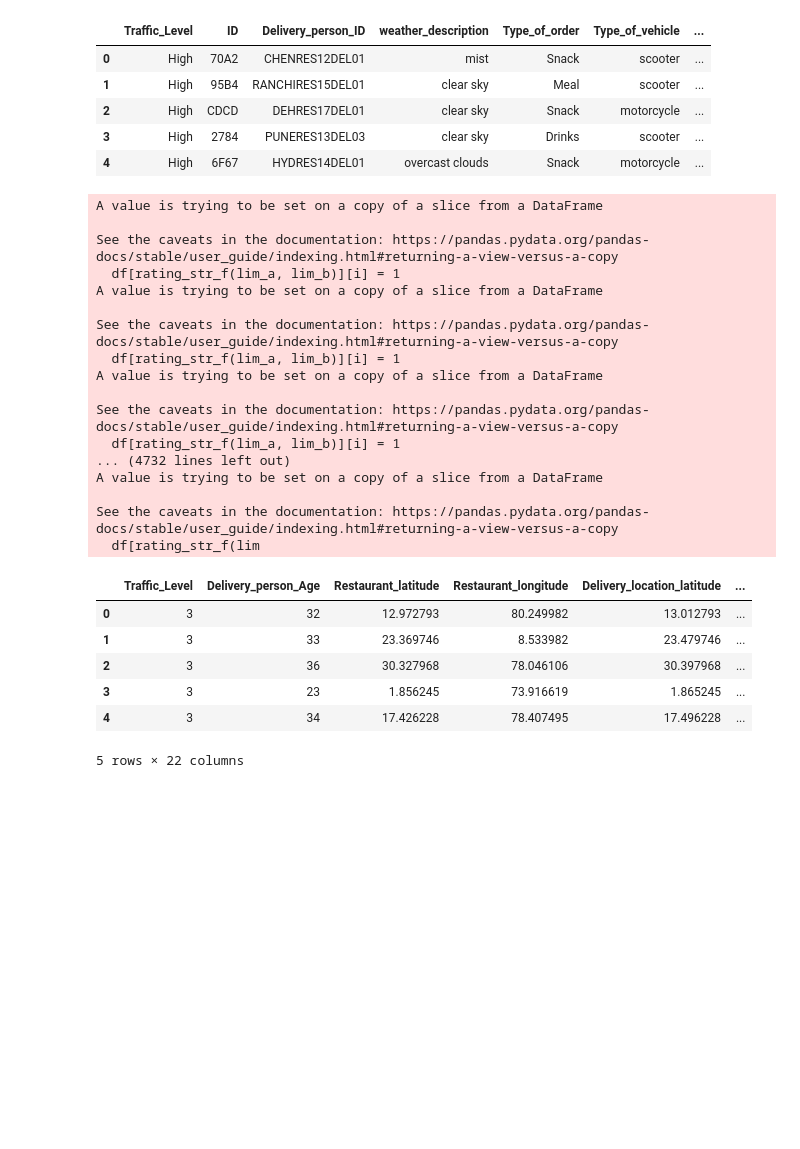
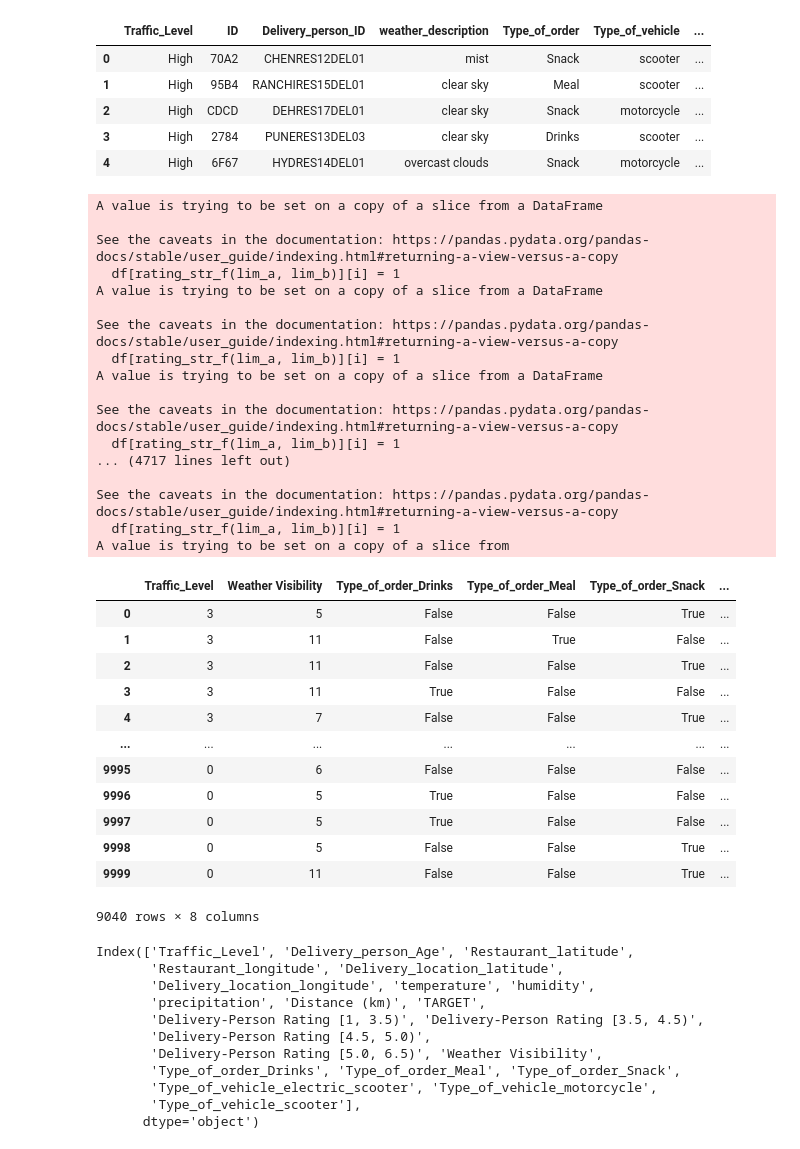
Before and after one commit to vwicky/ds-playground, a Jupyter notebook: cleaning_notebook.ipynb, the cells around one changed output. Saved outputs shown, nothing was run; the diff lists cells and outputs as text; code cells hidden in the pictures; blank space fills up the shorter version.

Commit message:
recleaned data

```diff
--- a/cleaning_notebook.ipynb
+++ b/cleaning_notebook.ipynb
@@ -66,6 +70,10 @@ class FoodTimeCleaner:
 
     # а тут чистим категоріальні
     df, _ = self.clean_cat(df)
+
+
+    distance_median = df['Distance (km)'].mean()
+    df['Distance (km)'] = df['Distance (km)'].fillna(distance_median)
 
     return df
 
@@ -195,18 +203,48 @@ A value is trying to be set on a copy of a slice from a DataFrame
 
 See the caveats in the documentation: https://pandas.pydata.org/pandas-docs/stable/user_guide/indexing.html#returning-a-view-versus-a-copy
   df[rating_str_f(lim_a, lim_b)][i] = 1
-... (4732 lines left out)
-A value is trying to be set on a copy of a slice from a DataFrame
+... (4717 lines left out)
 
 See the caveats in the documentation: https://pandas.pydata.org/pandas-docs/stable/user_guide/indexing.html#returning-a-view-versus-a-copy
-  df[rating_str_f(lim
+  df[rating_str_f(lim_a, lim_b)][i] = 1
+A value is trying to be set on a copy of a slice from
+# %%
+cat_cols = [
+  'Traffic_Level',
+  'Weather Visibility',
+  'Type_of_order_Drinks',
+  'Type_of_order_Meal',
+  'Type_of_order_Snack',
+  'Type_of_vehicle_electric_scooter',
+  'Type_of_vehicle_motorcycle',
+  'Type_of_vehicle_scooter',
+]
+ds[cat_cols]
+# %% [output]
+|  | Traffic_Level | Weather Visibility | Type_of_order_Drinks | Type_of_order_Meal | Type_of_order_Snack | ... |
+| 0 | 3 | 5 | False | False | True | ... |
+| 1 | 3 | 11 | False | True | False | ... |
+| 2 | 3 | 11 | False | False | True | ... |
+| 3 | 3 | 11 | True | False | False | ... |
+| 4 | 3 | 7 | False | False | True | ... |
+| ... | ... | ... | ... | ... | ... | ... |
+| 9995 | 0 | 6 | False | False | False | ... |
+| 9996 | 0 | 5 | True | False | False | ... |
+| 9997 | 0 | 5 | True | False | False | ... |
+| 9998 | 0 | 5 | False | False | True | ... |
+| 9999 | 0 | 11 | False | False | True | ... |
+9040 rows × 8 columns
 # %%
-ds.head()
+ds.columns
 # %% [output]
-|  | Traffic_Level | Delivery_person_Age | Restaurant_latitude | Restaurant_longitude | Delivery_location_latitude | ... |
-| 0 | 3 | 32 | 12.972793 | 80.249982 | 13.012793 | ... |
-| 1 | 3 | 33 | 23.369746 | 8.533982 | 23.479746 | ... |
-| 2 | 3 | 36 | 30.327968 | 78.046106 | 30.397968 | ... |
-| 3 | 3 | 23 | 1.856245 | 73.916619 | 1.865245 | ... |
-| 4 | 3 | 34 | 17.426228 | 78.407495 | 17.496228 | ... |
-5 rows × 22 columns
+Index(['Traffic_Level', 'Delivery_person_Age', 'Restaurant_latitude',
+       'Restaurant_longitude', 'Delivery_location_latitude',
+       'Delivery_location_longitude', 'temperature', 'humidity',
+       'precipitation', 'Distance (km)', 'TARGET',
+       'Delivery-Person Rating [1, 3.5)', 'Delivery-Person Rating [3.5, 4.5)',
+       'Delivery-Person Rating [4.5, 5.0)',
+       'Delivery-Person Rating [5.0, 6.5)', 'Weather Visibility',
+       'Type_of_order_Drinks', 'Type_of_order_Meal', 'Type_of_order_Snack',
+       'Type_of_vehicle_electric_scooter', 'Type_of_vehicle_motorcycle',
+       'Type_of_vehicle_scooter'],
+      dtype='object')
```
Also changed, not shown: parts of 17 cells of this notebook, 1 other file.
